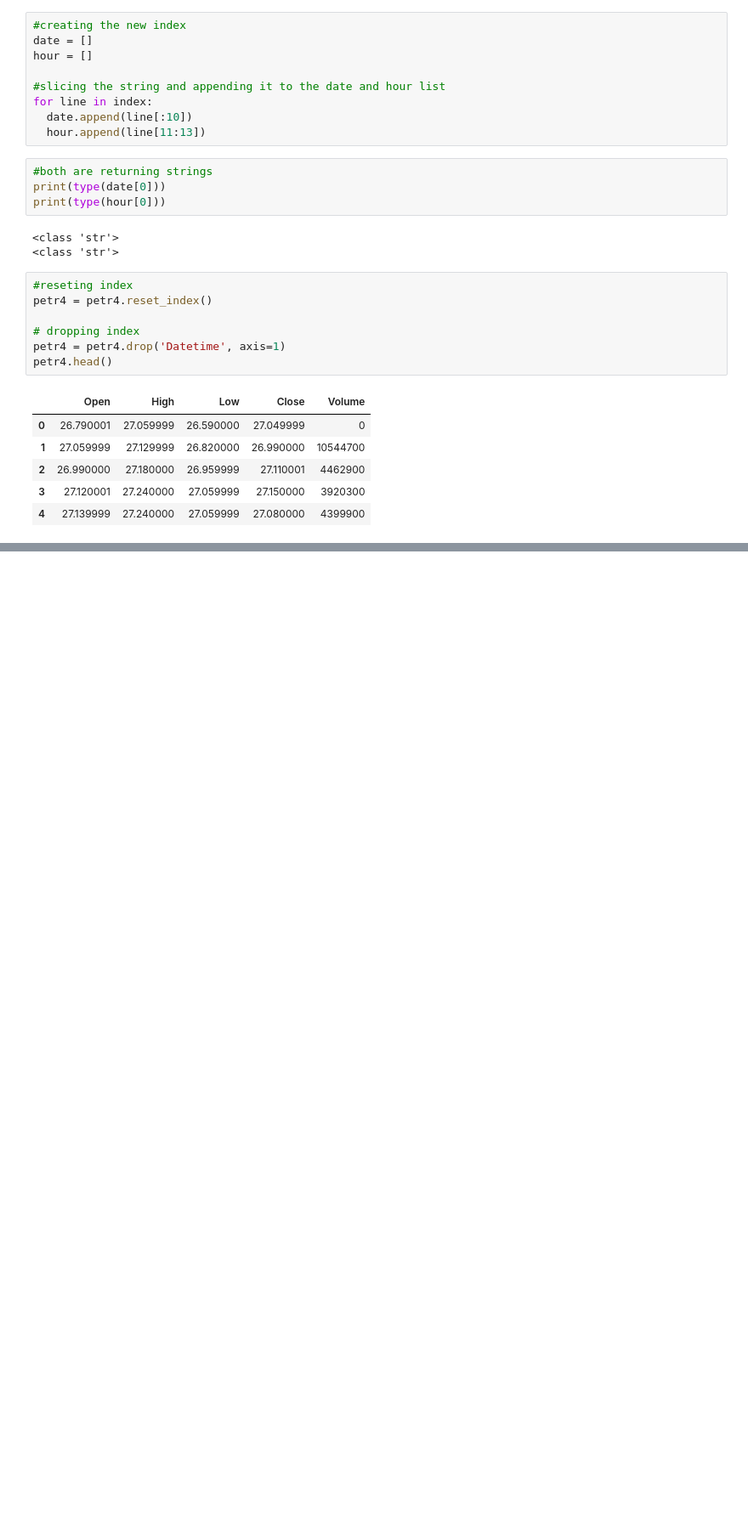
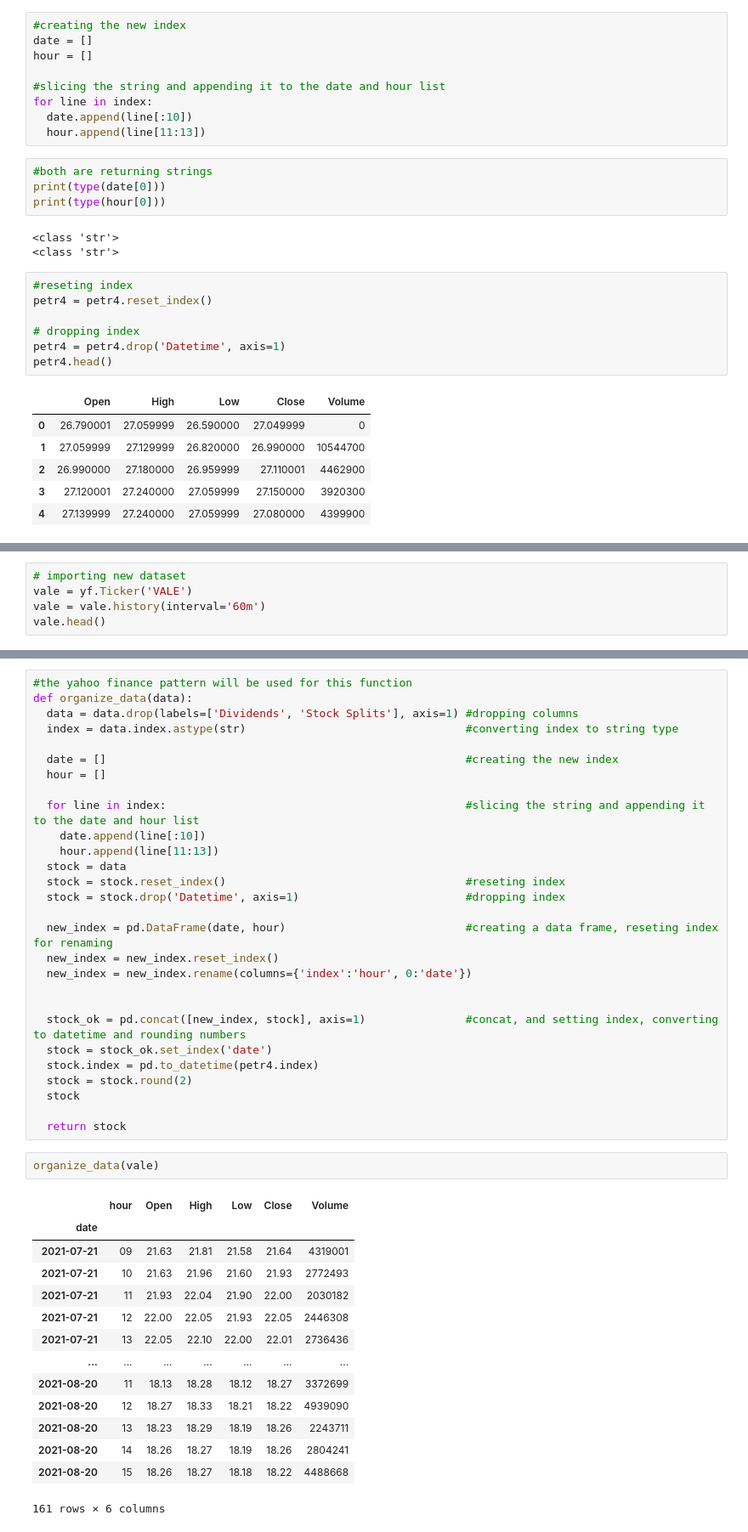
Before and after one commit to IgorComune/Financial-Markets, a Jupyter notebook: financial_markets.ipynb, the cells around one changed output, grey strips where cells are left out. Shown at 85% size. Saved outputs shown, nothing was run; the diff lists cells and outputs as text; blank space fills up the shorter version.

```diff
--- a/financial_markets.ipynb
+++ b/financial_markets.ipynb
@@ -221,0 +223,5 @@ pandas.core.indexes.datetimes.DatetimeIndex
+# %%
+# importing new dataset
+vale = yf.Ticker('VALE')
+vale = vale.history(interval='60m')
+vale.head()
@@ -221,0 +236,45 @@ pandas.core.indexes.datetimes.DatetimeIndex
+# %%
+#the yahoo finance pattern will be used for this function
+def organize_data(data):
+  data = data.drop(labels=['Dividends', 'Stock Splits'], axis=1) #dropping columns
+  index = data.index.astype(str)                                 #converting index to string type
+
+  date = []                                                      #creating the new index
+  hour = []
+
+  for line in index:                                             #slicing the string and appending it to the date and hour list
+    date.append(line[:10])
+    hour.append(line[11:13])
+  stock = data
+  stock = stock.reset_index()                                    #reseting index
+  stock = stock.drop('Datetime', axis=1)                         #dropping index
+
+  new_index = pd.DataFrame(date, hour)                           #creating a data frame, reseting index for renaming
+  new_index = new_index.reset_index()
+  new_index = new_index.rename(columns={'index':'hour', 0:'date'})
+
+
+  stock_ok = pd.concat([new_index, stock], axis=1)               #concat, and setting index, converting to datetime and rounding numbers
+  stock = stock_ok.set_index('date')
+  stock.index = pd.to_datetime(petr4.index)
+  stock = stock.round(2)
+  stock
+
+  return stock
+# %%
+organize_data(vale)
+# %% [output]
+|  | hour | Open | High | Low | Close | Volume |
+| date |  |  |  |  |  |  |
+| 2021-07-21 | 09 | 21.63 | 21.81 | 21.58 | 21.64 | 4319001 |
+| 2021-07-21 | 10 | 21.63 | 21.96 | 21.60 | 21.93 | 2772493 |
+| 2021-07-21 | 11 | 21.93 | 22.04 | 21.90 | 22.00 | 2030182 |
+| 2021-07-21 | 12 | 22.00 | 22.05 | 21.93 | 22.05 | 2446308 |
+| 2021-07-21 | 13 | 22.05 | 22.10 | 22.00 | 22.01 | 2736436 |
+| ... | ... | ... | ... | ... | ... | ... |
+| 2021-08-20 | 11 | 18.13 | 18.28 | 18.12 | 18.27 | 3372699 |
+| 2021-08-20 | 12 | 18.27 | 18.33 | 18.21 | 18.22 | 4939090 |
+| 2021-08-20 | 13 | 18.23 | 18.29 | 18.19 | 18.26 | 2243711 |
+| 2021-08-20 | 14 | 18.26 | 18.27 | 18.19 | 18.26 | 2804241 |
+| 2021-08-20 | 15 | 18.26 | 18.27 | 18.18 | 18.22 | 4488668 |
+161 rows × 6 columns
```
Also changed, not shown: parts of 8 cells of this notebook.
